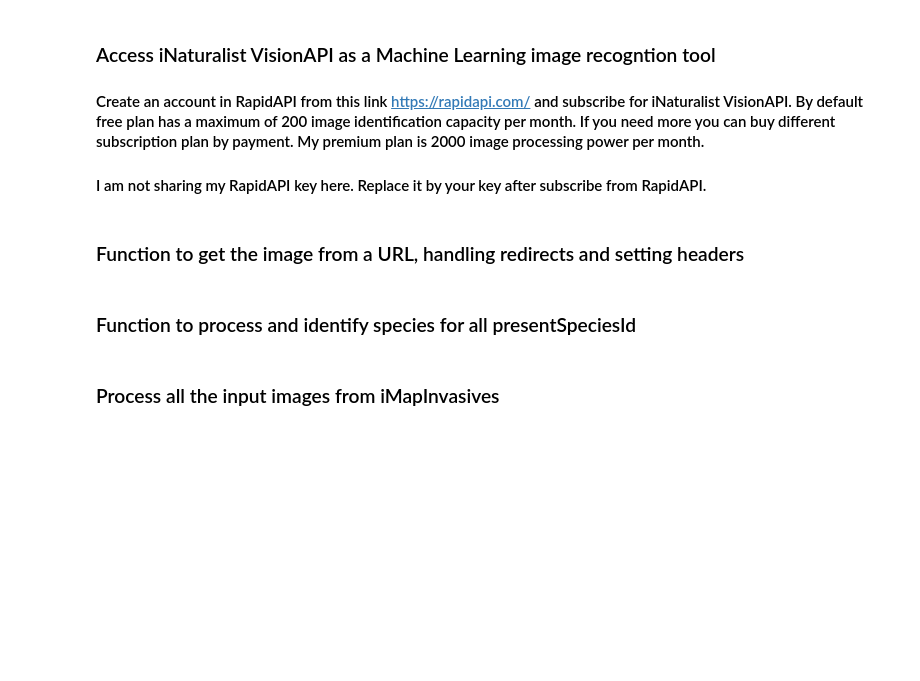
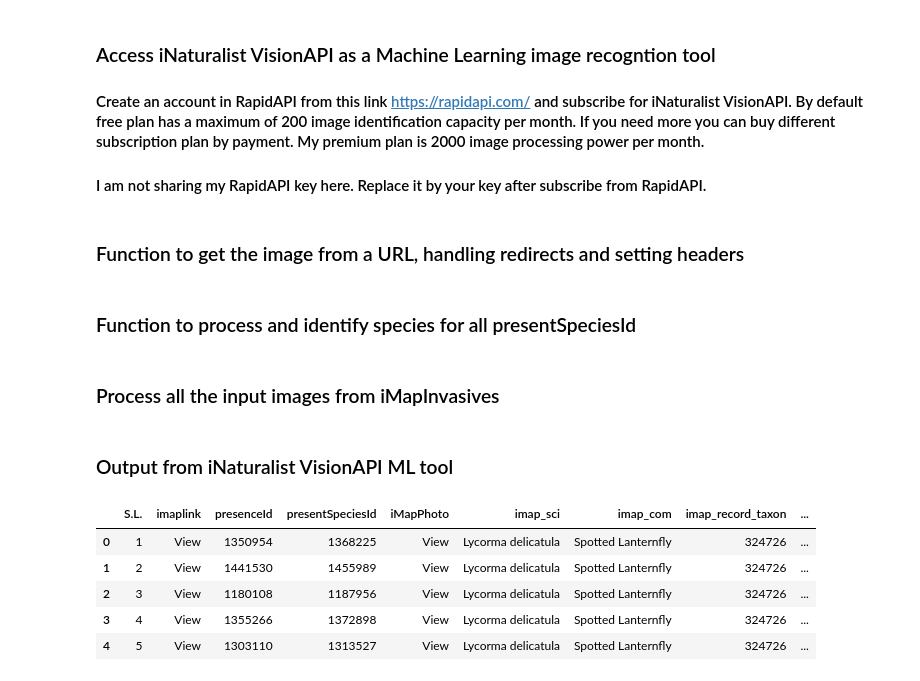
Before and after one commit to tmollick95/iMapInvasives, a Jupyter notebook: Code/Model training and validation code.ipynb, the cells around one changed output. Saved outputs shown, nothing was run; the diff lists cells and outputs as text; code cells hidden in the pictures; blank space fills up the shorter version.

```diff
--- a/Code/Model training and validation code.ipynb
+++ b/Code/Model training and validation code.ipynb
@@ -381,3 +386,21 @@ def process_multiple_species_ids(presence_ids):
 
 # Example usage: Replace presence_ids with your actual list of IDs
 process_multiple_species_ids(presence_ids)
+# %% [markdown]
+### Output from iNaturalist VisionAPI ML tool
+# %%
+# File path to the Excel file
+excel_file_name = "Output_Spotted_lanternfly_500_species_confirmed_records_using_VisionAPI.xlsx"
+
+# Read the Excel file into a Pandas DataFrame
+df = pd.read_excel(excel_file_name, engine='openpyxl')
+
+# Display the first few rows of the DataFrame
+df.head()
+# %% [output]
+|  | S.L. | imaplink | presenceId | presentSpeciesId | iMapPhoto | imap_sci | imap_com | imap_record_taxon | ... |
+| 0 | 1 | View | 1350954 | 1368225 | View | Lycorma delicatula | Spotted Lanternfly | 324726 | ... |
+| 1 | 2 | View | 1441530 | 1455989 | View | Lycorma delicatula | Spotted Lanternfly | 324726 | ... |
+| 2 | 3 | View | 1180108 | 1187956 | View | Lycorma delicatula | Spotted Lanternfly | 324726 | ... |
+| 3 | 4 | View | 1355266 | 1372898 | View | Lycorma delicatula | Spotted Lanternfly | 324726 | ... |
+| 4 | 5 | View | 1303110 | 1313527 | View | Lycorma delicatula | Spotted Lanternfly | 324726 | ... |
```
Also changed, not shown: parts of 2 cells of this notebook.
